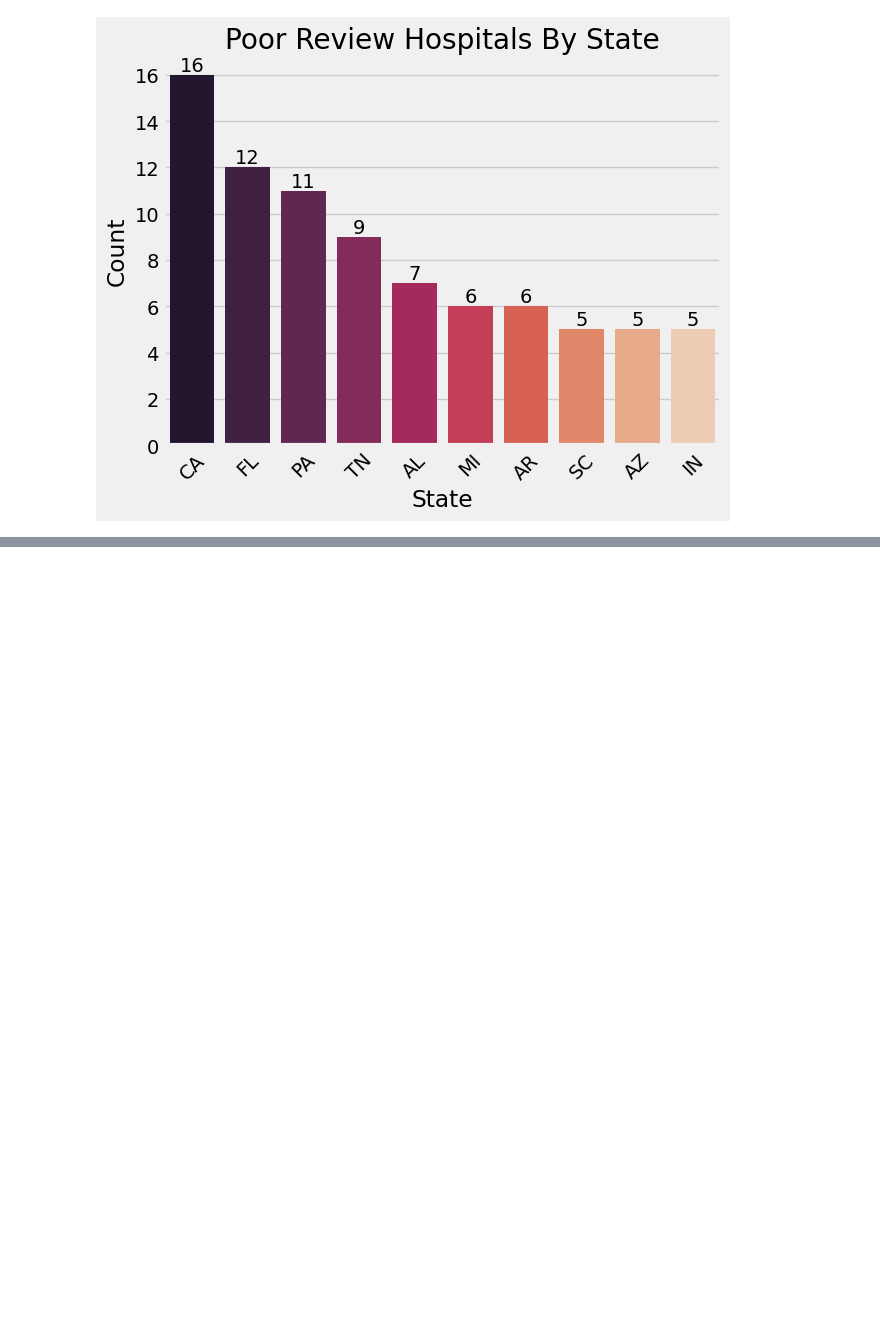
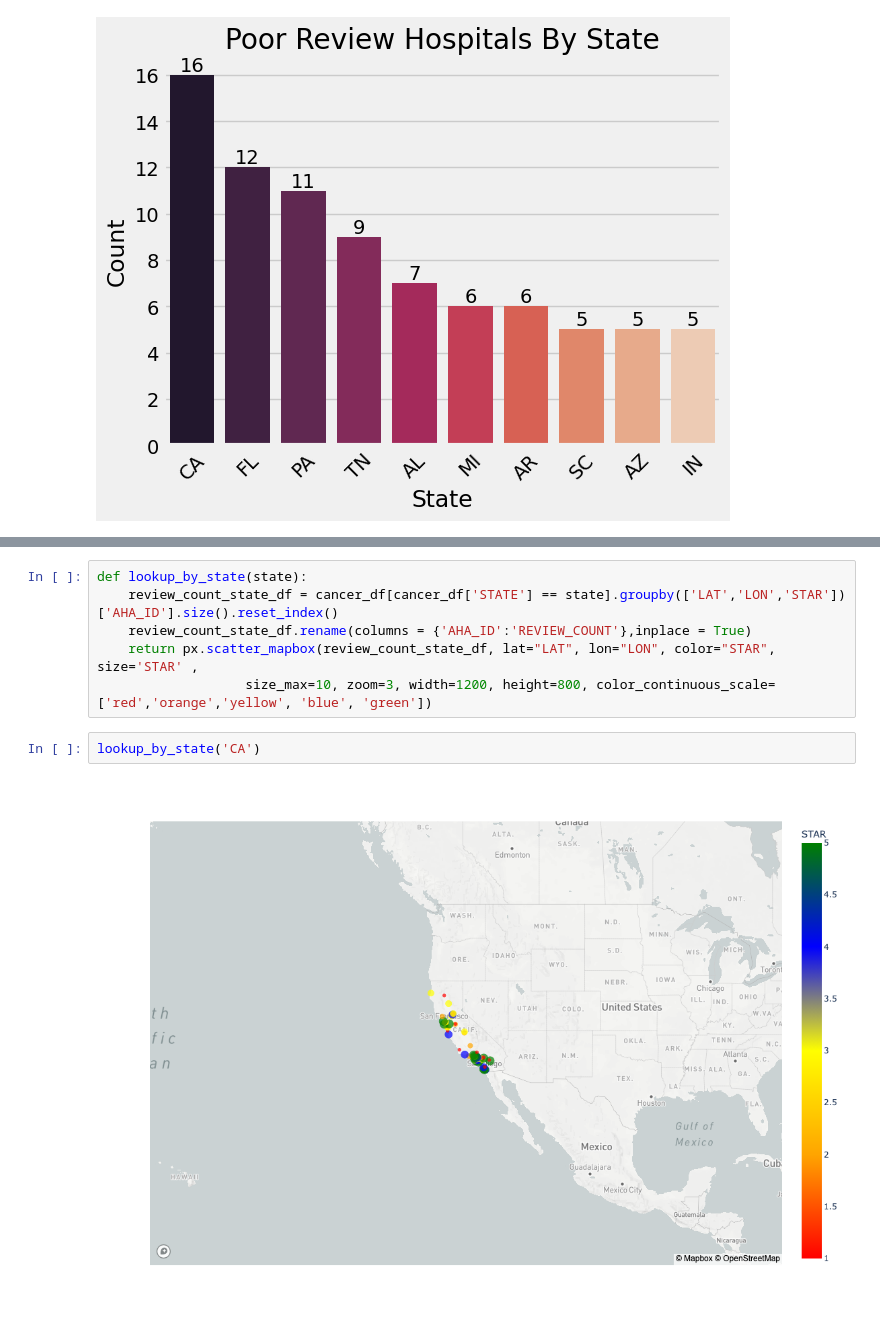
Before and after one commit to peeti-ucberkeley/Capstone-Rachael-Nithika-Andrew-Peeti, a Jupyter notebook: eda/eda_recommendation2.ipynb, the cells around one changed output, grey strips where cells are left out. Drawn from its saved outputs; the diff is of its cells as text; blank space fills up the shorter version.

```diff
--- a/eda/eda_recommendation2.ipynb
+++ b/eda/eda_recommendation2.ipynb
@@ -209,0 +305,10 @@ Text(0.5, 1.0, 'Poor Review Hospitals By State')
+# %%
+def lookup_by_state(state):
+    review_count_state_df = cancer_df[cancer_df['STATE'] == state].groupby(['LAT','LON','STAR'])['AHA_ID'].size().reset_index()
+    review_count_state_df.rename(columns = {'AHA_ID':'REVIEW_COUNT'},inplace = True)
+    return px.scatter_mapbox(review_count_state_df, lat="LAT", lon="LON", color="STAR", size='STAR' ,
+                   size_max=10, zoom=3, width=1200, height=800, color_continuous_scale=['red','orange','yellow', 'blue', 'green'])
+# %%
+lookup_by_state('CA')
+# %% [output]
+[figure, added]
```
Also changed, not shown: parts of 23 cells of this notebook.
